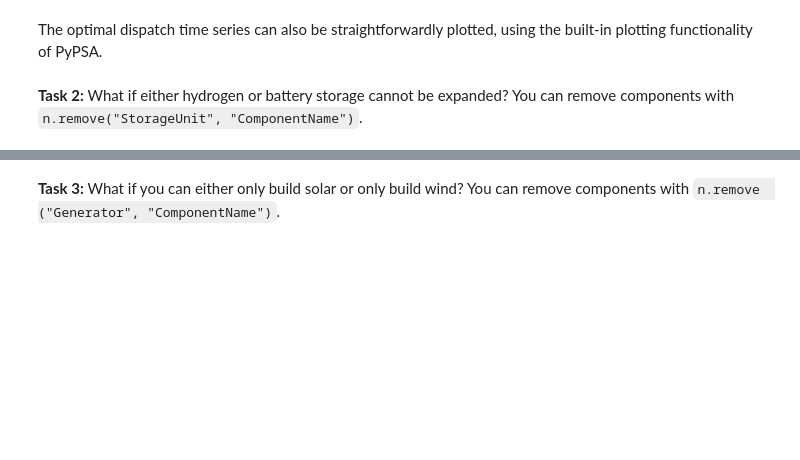
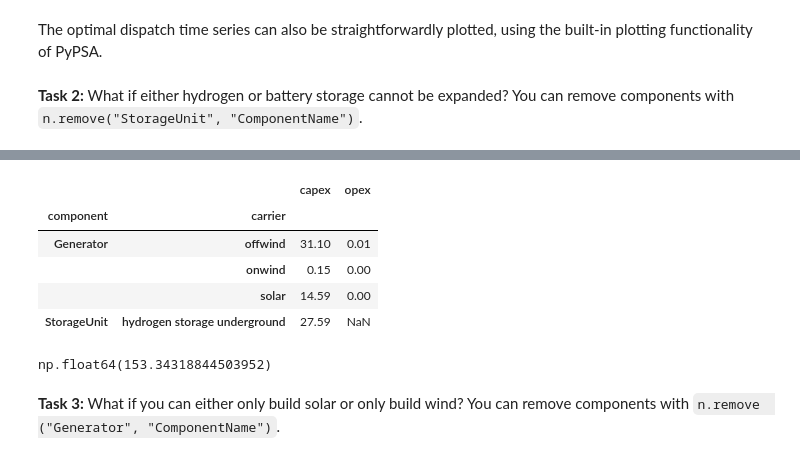
Before and after one commit to FCornielle/data-science-for-esm, a Jupyter notebook: data-science-for-esm/10-workshop-pypsa-cem.ipynb, the cells around one changed output, grey strips where cells are left out. Saved outputs shown, nothing was run; the diff lists cells and outputs as text; code cells hidden in the pictures; blank space fills up the shorter version.

```diff
--- a/data-science-for-esm/10-workshop-pypsa-cem.ipynb
+++ b/data-science-for-esm/10-workshop-pypsa-cem.ipynb
@@ -849,0 +763,4 @@ INFO:pypsa.optimization.optimize:The shadow-prices of the constraints Generator-
+# %%
+n1.snapshots = ts1.index
+# %%
+n1.snapshot_weightings.loc[:, :] = resolution
@@ -925,0 +940,19 @@ n.statistics.energy_balance.iplot()
+# %%
+capital_costs1 = (
+    costs1.at["electrolysis", "capital_cost"]
+    + costs1.at["fuel cell", "capital_cost"]
+    + 336 * costs1.at["hydrogen storage underground", "capital_cost"]
+)
+
+n1.add(
+    "StorageUnit",
+    "hydrogen storage underground",
+    bus="electricity",
+    carrier="hydrogen storage underground",
+    max_hours=336,
+    capital_cost=capital_costs1,
+    efficiency_store=costs1.at["electrolysis", "efficiency"],
+    efficiency_dispatch=costs1.at["fuel cell", "efficiency"],
+    p_nom_extendable=True,
+    cyclic_state_of_charge=True,
+)
@@ -925,0 +1006,25 @@ n.statistics.energy_balance.iplot()
+# %%
+tsc1 = (
+    pd.concat(
+        {
+            "capex": n1.statistics.capex(),
+            "opex": n1.statistics.opex(),
+        },
+        axis=1,
+    )
+    .div(1e9)
+    .round(2)
+)  # bn€/a
+tsc1
+# %% [output]
+|  |  | capex | opex |
+| component | carrier |  |  |
+| Generator | offwind | 31.10 | 0.01 |
+|  | onwind | 0.15 | 0.00 |
+|  | solar | 14.59 | 0.00 |
+| StorageUnit | hydrogen storage underground | 27.59 | NaN |
+# %%
+demand1 = n1.snapshot_weightings.generators @ n1.loads_t.p_set.sum(axis=1)
+tsc1.sum(axis=1).sum() * 1e9 / demand1.sum()
+# %% [output]
+np.float64(153.34318844503952)
```
Also changed, not shown: parts of 62 cells of this notebook.
